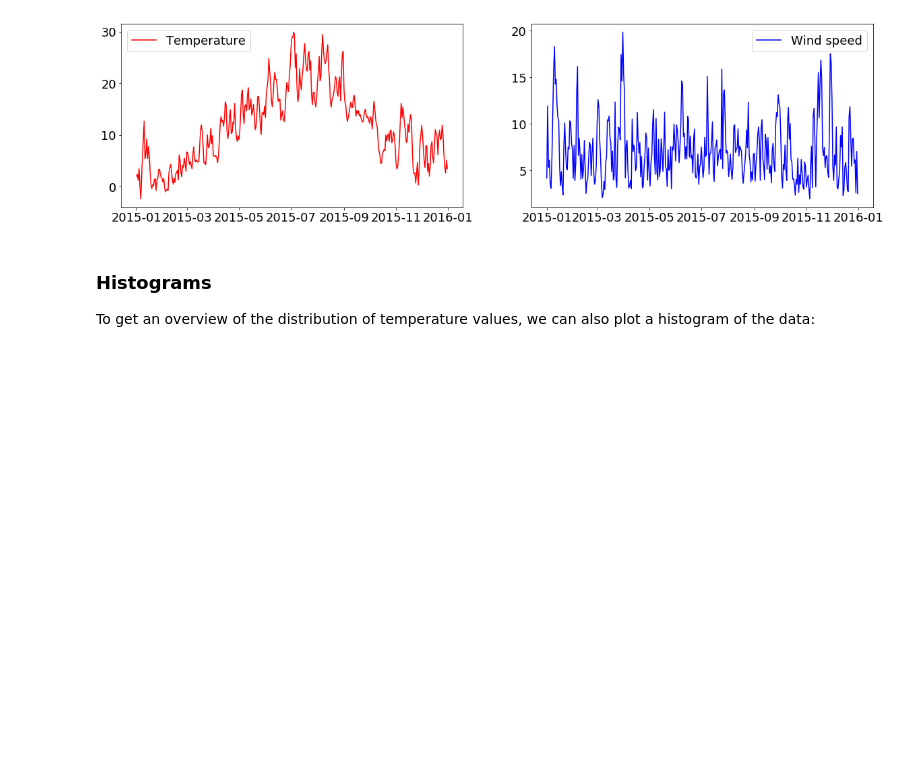
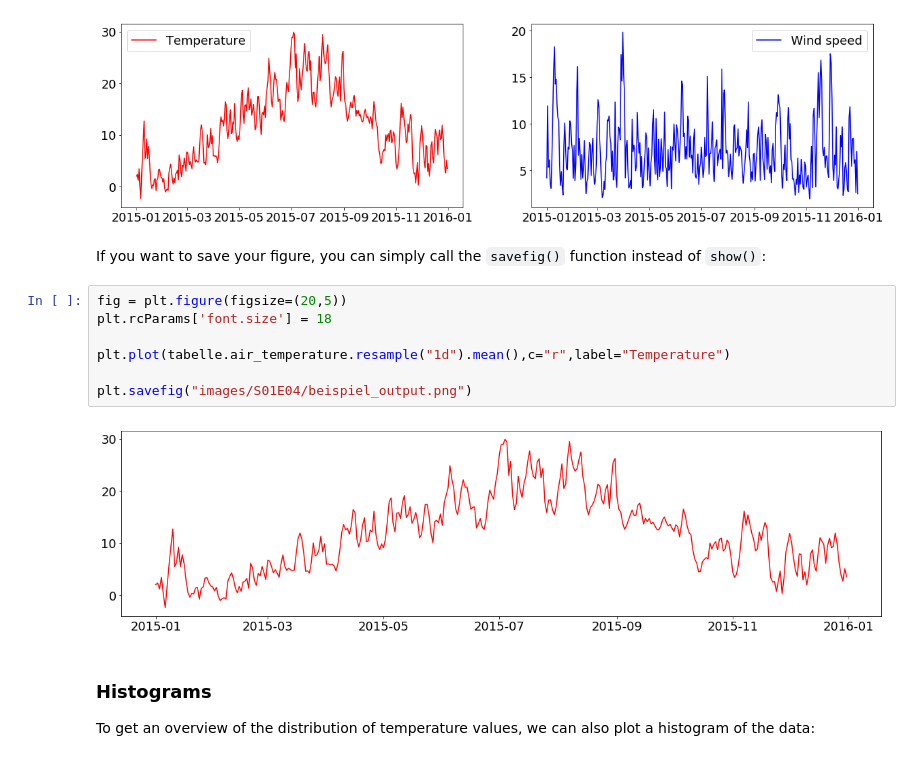
Before and after one commit to python-kurs/sommersemester_2019, a Jupyter notebook: content/units/S01E04.ipynb, the cells around one changed output. Drawn from its saved outputs; the diff is of its cells as text; blank space fills up the shorter version.

Commit message:
Added savefig() explanation

```diff
--- a/content/units/S01E04.ipynb
+++ b/content/units/S01E04.ipynb
@@ -602,6 +602,17 @@ ax2.legend()
 plt.show()
 # %% [output]
 [figure]
+# %% [markdown]
+If you want to save your figure, you can simply call the `savefig()` function instead of `show()`:
+# %%
+fig = plt.figure(figsize=(20,5))
+plt.rcParams['font.size'] = 18
+
+plt.plot(tabelle.air_temperature.resample("1d").mean(),c="r",label="Temperature")
+
+plt.savefig("images/S01E04/beispiel_output.png")
+# %% [output]
+[figure, added]
 # %% [markdown]
 ### Histograms
 
```
Also changed, not shown: 1 other file.
